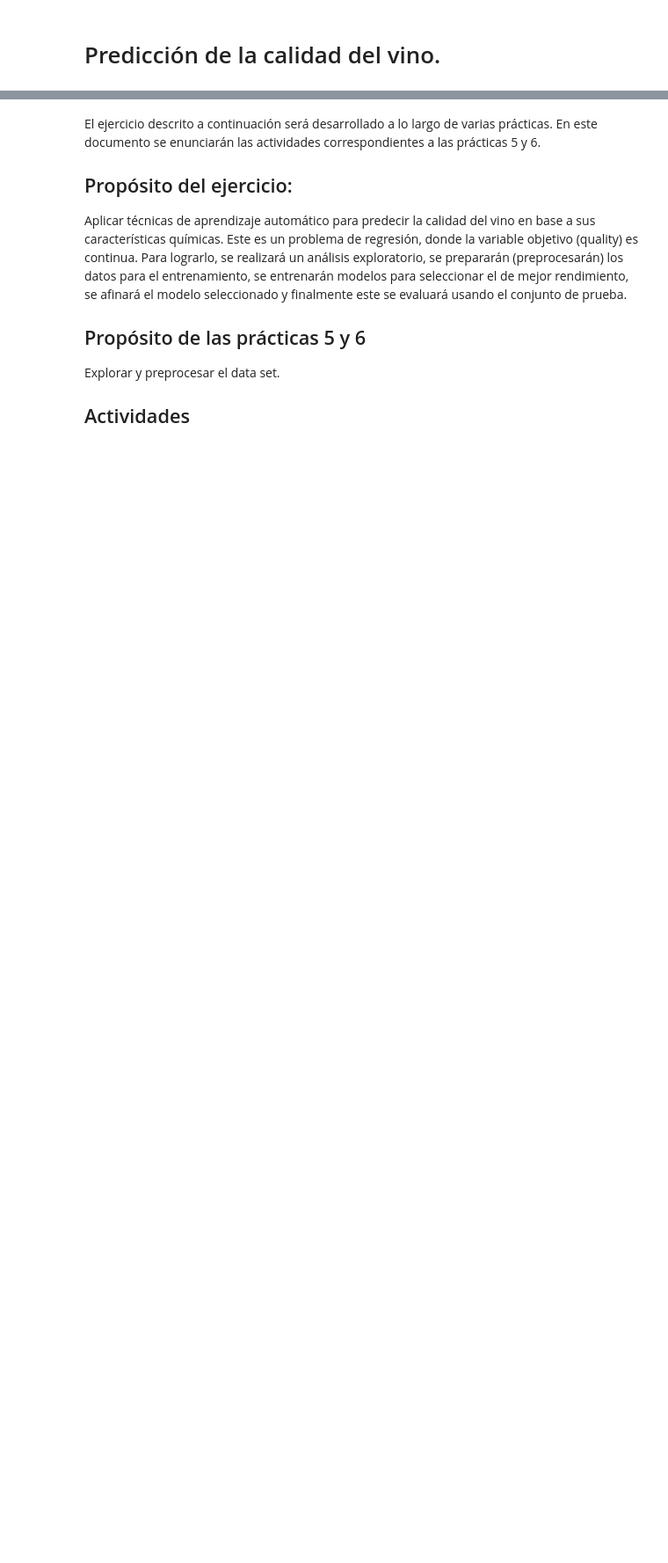
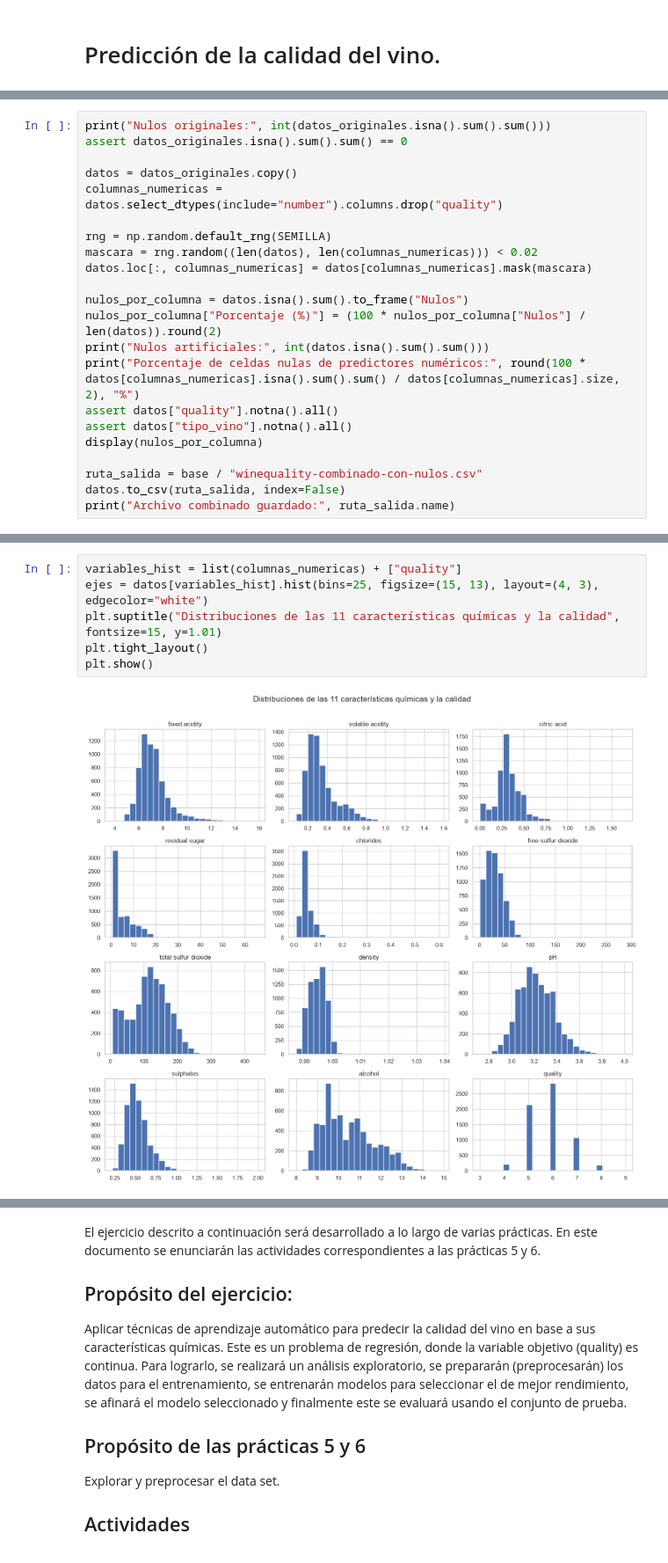
Before and after one commit to JB1302/Big-Data-G2, a Jupyter notebook: Tarea/Grupo2_SC707_Practica5-6_LN.ipynb, the cells around one changed output, grey strips where cells are left out. Shown at 88% size. Cells and saved outputs as stored; diff of their text form; blank space fills up the shorter version.

```diff
--- a/Tarea/Grupo2_SC707_Practica5-6_LN.ipynb
+++ b/Tarea/Grupo2_SC707_Practica5-6_LN.ipynb
@@ -6,0 +58,22 @@
+# %%
+print("Nulos originales:", int(datos_originales.isna().sum().sum()))
+assert datos_originales.isna().sum().sum() == 0
+
+datos = datos_originales.copy()
+columnas_numericas = datos.select_dtypes(include="number").columns.drop("quality")
+
+rng = np.random.default_rng(SEMILLA)
+mascara = rng.random((len(datos), len(columnas_numericas))) < 0.02
+datos.loc[:, columnas_numericas] = datos[columnas_numericas].mask(mascara)
+
+nulos_por_columna = datos.isna().sum().to_frame("Nulos")
+nulos_por_columna["Porcentaje (%)"] = (100 * nulos_por_columna["Nulos"] / len(datos)).round(2)
+print("Nulos artificiales:", int(datos.isna().sum().sum()))
+print("Porcentaje de celdas nulas de predictores numéricos:", round(100 * datos[columnas_numericas].isna().sum().sum() / datos[columnas_numericas].size, 2), "%")
+assert datos["quality"].notna().all()
+assert datos["tipo_vino"].notna().all()
+display(nulos_por_columna)
+
+ruta_salida = base / "winequality-combinado-con-nulos.csv"
+datos.to_csv(ruta_salida, index=False)
+print("Archivo combinado guardado:", ruta_salida.name)
@@ -6,0 +239,8 @@
+# %%
+variables_hist = list(columnas_numericas) + ["quality"]
+ejes = datos[variables_hist].hist(bins=25, figsize=(15, 13), layout=(4, 3), edgecolor="white")
+plt.suptitle("Distribuciones de las 11 características químicas y la calidad", fontsize=15, y=1.01)
+plt.tight_layout()
+plt.show()
+# %% [output]
+[figure, added]
```
Also changed, not shown: parts of 21 cells of this notebook.
